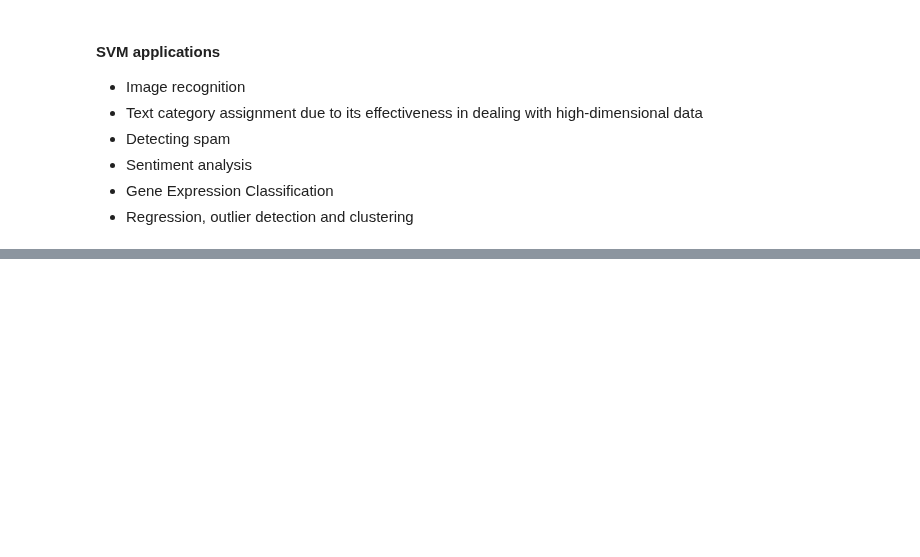
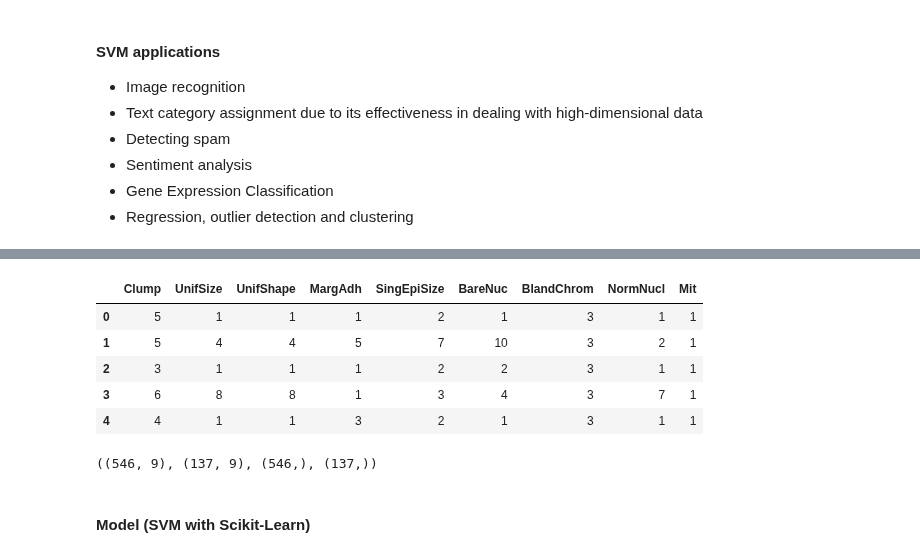
Before and after one commit to PaulToronto/IBM---AI-Engineering-Professional-Certificate, a Jupyter notebook: 1_4_Linear_Classification.ipynb, the cells around one changed output, grey strips where cells are left out. Cells and saved outputs as stored; diff of their text form; code cells hidden in the pictures; blank space fills up the shorter version.

```diff
--- a/1_4_Linear_Classification.ipynb
+++ b/1_4_Linear_Classification.ipynb
@@ -688,0 +789,3 @@ $$
+# %%
+ use_as_filter = pd.to_numeric(cell_df['BareNuc'], errors='coerce').notnull()
+ use_as_filter
@@ -688,0 +811,3 @@ $$
+# %%
+cell_df = cell_df[use_as_filter].copy()
+cell_df.shape
@@ -688,0 +816,3 @@ $$
+# %%
+cell_df['BareNuc'] = cell_df['BareNuc'].astype(int)
+cell_df.dtypes
@@ -688,0 +856,18 @@ $$
+# %%
+X = cell_df.drop(['ID', 'Class'], axis=1)
+X.head()
+# %% [output]
+|  | Clump | UnifSize | UnifShape | MargAdh | SingEpiSize | BareNuc | BlandChrom | NormNucl | Mit |
+| 0 | 5 | 1 | 1 | 1 | 2 | 1 | 3 | 1 | 1 |
+| 1 | 5 | 4 | 4 | 5 | 7 | 10 | 3 | 2 | 1 |
+| 2 | 3 | 1 | 1 | 1 | 2 | 2 | 3 | 1 | 1 |
+| 3 | 6 | 8 | 8 | 1 | 3 | 4 | 3 | 7 | 1 |
+| 4 | 4 | 1 | 1 | 3 | 2 | 1 | 3 | 1 | 1 |
+# %%
+X_train, X_test, y_train, y_test = train_test_split(X, y, test_size=0.2, random_state=4)
+
+X_train.shape, X_test.shape, y_train.shape, y_test.shape
+# %% [output]
+((546, 9), (137, 9), (546,), (137,))
+# %% [markdown]
+#### Model (SVM with Scikit-Learn)
```
Also changed, not shown: parts of 30 cells of this notebook.
